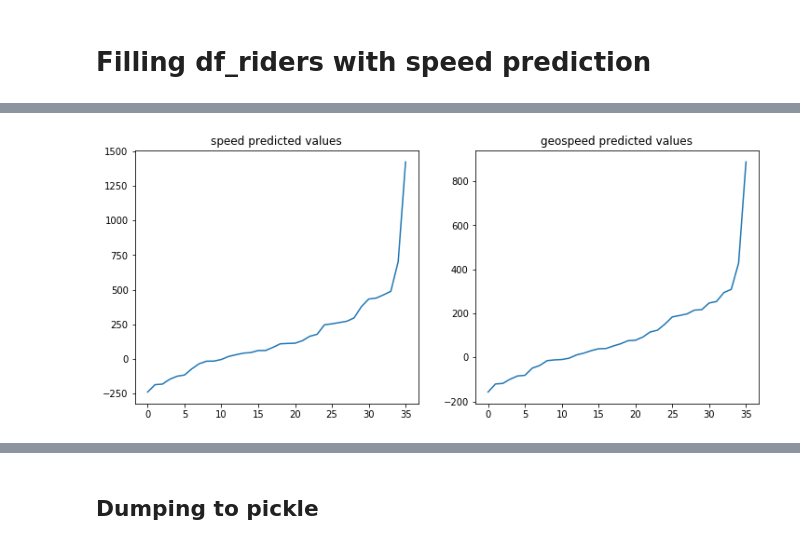
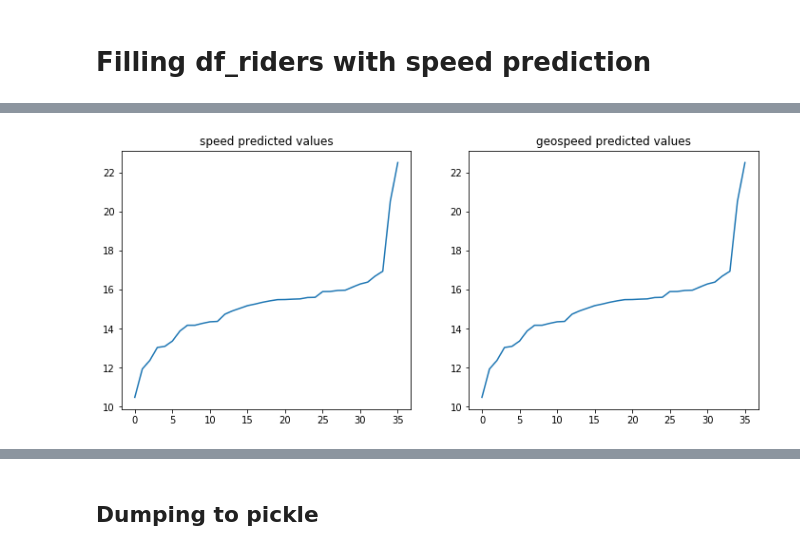
Before and after one commit to LouisonR/ML-notebooks, a Jupyter notebook: Sendy-Logistic/Zindi_riders.ipynb, the cells around one changed output, grey strips where cells are left out. Saved outputs shown, nothing was run; the diff lists cells and outputs as text; code cells hidden in the pictures.

```diff
--- a/Sendy-Logistic/Zindi_riders.ipynb
+++ b/Sendy-Logistic/Zindi_riders.ipynb
@@ -153,0 +232,4 @@ df_riders_train.shape
+# %%
+for column in X.columns:
+    X[column] = X[column].astype("float")
+    X__test[column] = X__test[column].astype("float")
@@ -171,11 +269,2 @@ mean_squared_error(y_pred, y_test)
 # %% [markdown]
 <h1> Filling df_riders with speed prediction
-# %%
-from sklearn.linear_model import LinearRegression
-model_s = LinearRegression()
-model_s.fit(X, y_speed)
-y__speed_pred = model_s.predict(X__test)
-# %%
-model_g = LinearRegression()
-model_g.fit(X, y_geospeed)
-y__geospeed_pred = model_g.predict(X__test)
@@ -184,0 +271,6 @@ df_geospeed_pred = pd.DataFrame(data=y__geospeed_pred , index = X__test.index, c
+# %%
+df__pred = pd.DataFrame(index = X__test.index)
+for target in targets:
+    model_s = XGBRegressor()
+    model_s.fit(X, df_y[target])
+    df__pred[target] = model_s.predict(X__test)
@@ -185,18 +287,18 @@ df_geospeed_pred = pd.DataFrame(data=y__geospeed_pred , index = X__test.index, c
 # %%
-y__speed_pred_s = sorted(y__speed_pred)
-y__geospeed_pred_s = sorted(y__geospeed_pred)
+y__speed_pred_s = sorted(df__pred["speed"])
+y__geospeed_pred_s = sorted(df__pred["geospeed"])
 
 plt.figure(figsize=(12,5))
 
 plt.subplot(1, 2, 1)
 plt.plot(np.arange(len(y__speed_pred_s)), y__speed_pred_s)
 plt.title("speed predicted values")
 
 plt.subplot(1, 2, 2)
 plt.plot(np.arange(len(y__geospeed_pred_s)), y__geospeed_pred_s)
 plt.title("geospeed predicted values")
 
 plt.show()
 # %% [output]
-[figure, old version]
+[figure, new version]
 # %%
```
Also changed, not shown: parts of 47 cells of this notebook, 4 other files.
